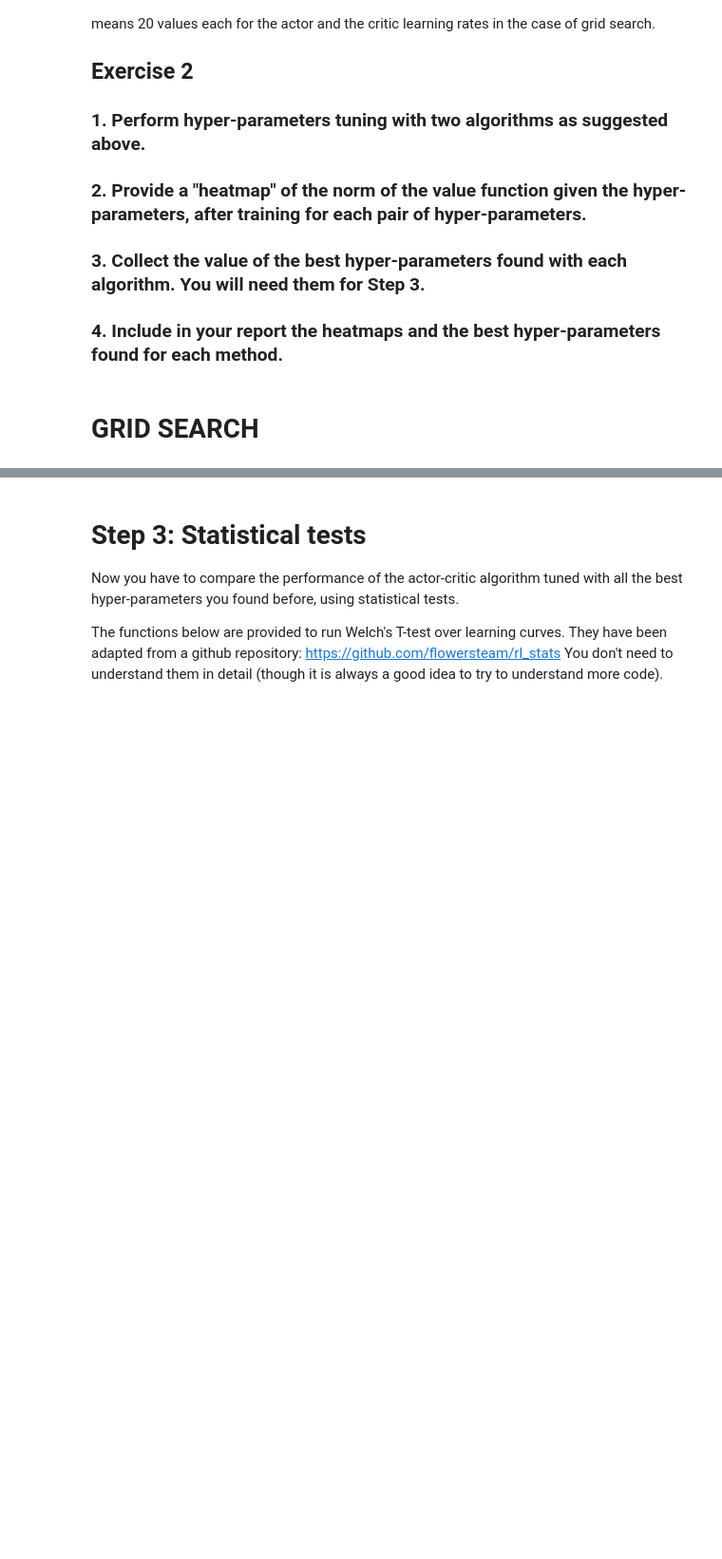
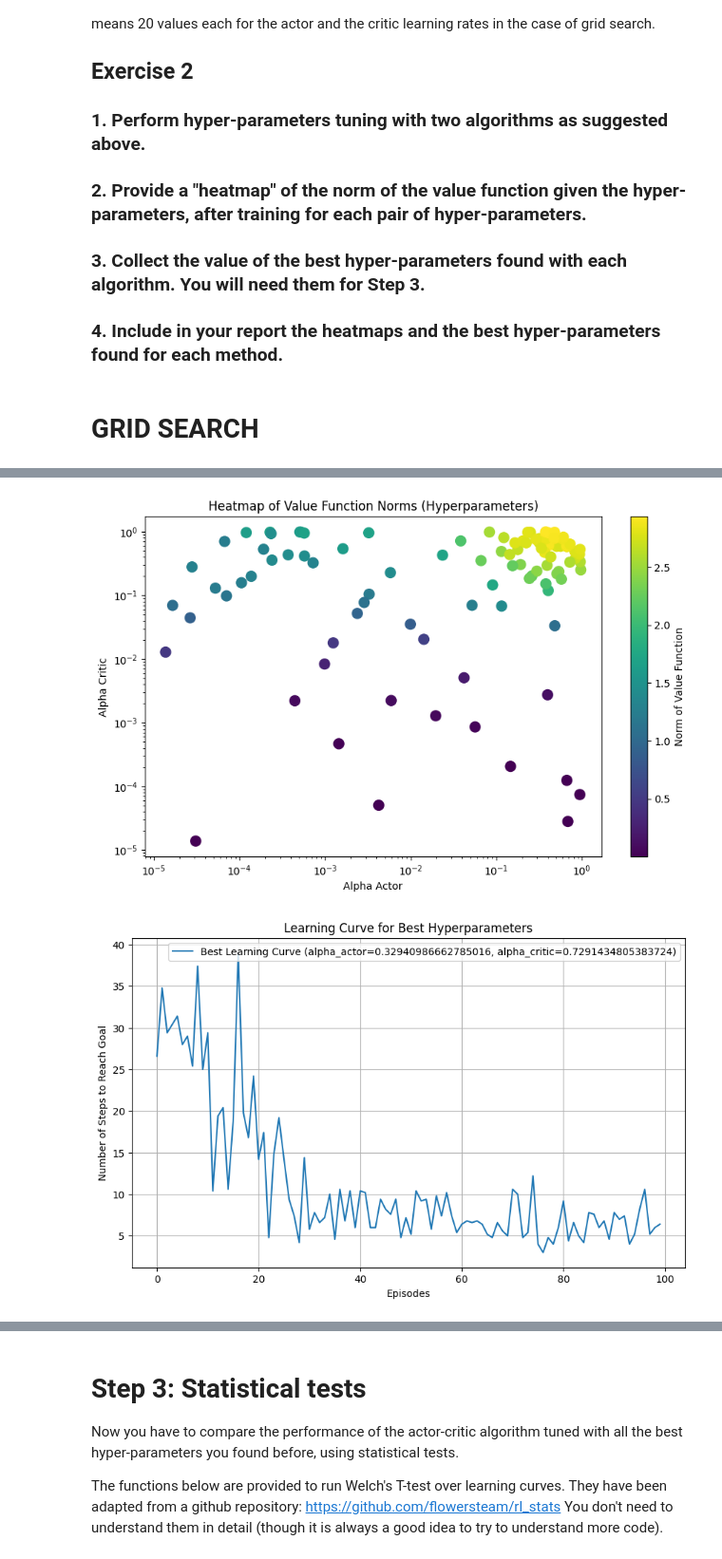
Before and after one commit to h2ocine/reinforcement-learning-projects, a Jupyter notebook: mini-projet-1/actor_critic_bayesian.ipynb, the cells around one changed output, grey strips where cells are left out. Shown at 95% size. Drawn from its saved outputs; the diff is of its cells as text; code cells hidden in the pictures; blank space fills up the shorter version.

Commit message:
hyperparameters optimization function

```diff
--- a/mini-projet-1/actor_critic_bayesian.ipynb
+++ b/mini-projet-1/actor_critic_bayesian.ipynb
@@ -285,6 +284,8 @@ ac_params = {
     "render": True,
     "nb_repeats": 5,
 
+    "gamma": 0.9,
+
     "alpha_critic": 0.5,
     "alpha_actor": 0.5,
     }
@@ -318,7 +319,7 @@ env = create_maze_from_params(ac_params)
 
 alpha_actor = ac_params['alpha_actor']
 alpha_critic = ac_params['alpha_critic']
-gamma = 0.99
+gamma = ac_params['alpha_critic']
 nb_episodes = ac_params['nb_episodes']
 timeout = ac_params['timeout']
 n_runs = ac_params['nb_repeats']
@@ -471,11 +362,0 @@ Best performance (grid search): 39.87
-# %%
-# Example: Access learning curves for the best hyperparameters
-best_learning_curve = learning_curves_dict[(best_params_grid['alpha_actor'], best_params_grid['alpha_critic'])]
-
-# Plot the learning curve of the best hyperparameters
-plt.figure(figsize=(10, 6))
-plt.plot(best_learning_curve)
-plt.title(f"Learning Curve for Best Hyperparameters (Actor {best_params_grid['alpha_actor']}, Critic {best_params_grid['alpha_critic']})")
-plt.xlabel("Episodes")
-plt.ylabel("Performance")
-plt.show()
@@ -630,0 +499,64 @@ Best performance (grid search): 43.79
+# %%
+def plot_heatmap_from_study(study):
+    """
+    Plots a heatmap from the study results showing the norm of the value function for different alpha_actor and alpha_critic values.
+
+    Args:
+        study: The Optuna study containing the optimization results.
+    """
+    # Extract the hyperparameters and their corresponding values from the study
+    actor_values = []
+    critic_values = []
+    norm_values = []
+
+    for trial in study.trials:
+        actor_values.append(trial.params['alpha_actor'])
+        critic_values.append(trial.params['alpha_critic'])
+        norm_values.append(trial.value)
+
+    # Create a scatter plot with a heatmap
+    plt.figure(figsize=(10, 6))
+    plt.scatter(actor_values, critic_values, c=norm_values, cmap='viridis', s=100)
+    plt.colorbar(label='Norm of Value Function')
+    plt.xscale('log')
+    plt.yscale('log')
+    plt.xlabel('Alpha Actor')
+    plt.ylabel('Alpha Critic')
+    plt.title('Heatmap of Value Function Norms (Hyperparameters)')
+    plt.show()
+
+
+def plot_learning_curve(learning_curves_dict, best_params):
+    """
+    Plots the learning curve (steps per episode) for the best hyperparameters found by Optuna.
+
+    Args:
+        learning_curves_dict: Dictionary mapping hyperparameter pairs to learning curves (steps per episode).
+        best_params: Best hyperparameters found by Optuna.
+    """
+    # Get the learning curve for the best hyperparameters
+    best_alpha_actor = best_params['alpha_actor']
+    best_alpha_critic = best_params['alpha_critic']
+    best_learning_curve = learning_curves_dict[(best_alpha_actor, best_alpha_critic)]
+
+    # Plot the learning curve
+    plt.figure(figsize=(10, 6))
+    plt.plot(best_learning_curve, label=f'Best Learning Curve (alpha_actor={best_alpha_actor}, alpha_critic={best_alpha_critic})')
+    plt.xlabel('Episodes')
+    plt.ylabel('Number of Steps to Reach Goal')
+    plt.title('Learning Curve for Best Hyperparameters')
+    plt.legend()
+    plt.grid(True)
+    plt.show()
+
+
+# Assuming best_params, learning_curves_dict, and study are obtained from the previous steps
+
+# Plot the heatmap of the optimization results
+plot_heatmap_from_study(study)
+
+# Plot the learning curve for the best hyperparameters
+plot_learning_curve(learning_curves_dict, best_params)
+# %% [output]
+[figure, added]
+[figure, added]
```
Also changed, not shown: parts of 11 cells of this notebook.
